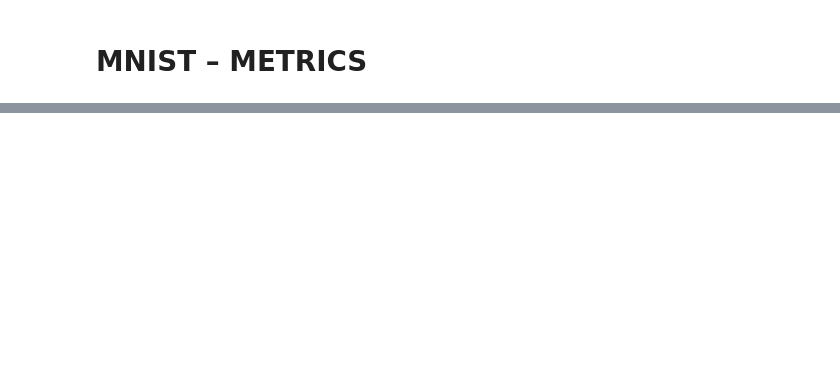
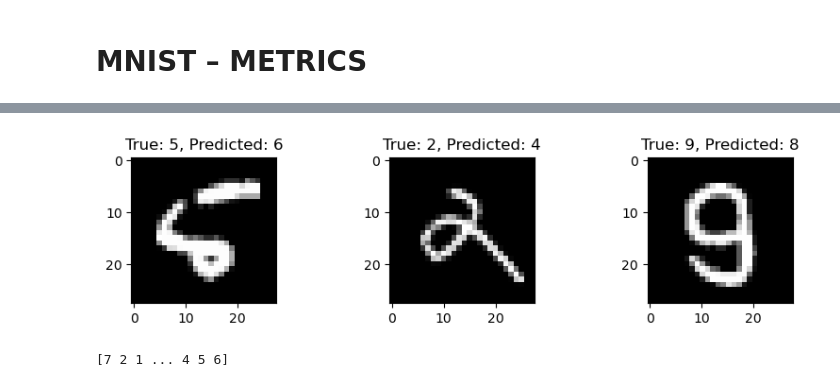
Before and after one commit to Pchambet/mnist-case-study, a Jupyter notebook: mnist.ipynb, the cells around one changed output, grey strips where cells are left out. Drawn from its saved outputs; the diff is of its cells as text; code cells hidden in the pictures; blank space fills up the shorter version.

```diff
--- a/mnist.ipynb
+++ b/mnist.ipynb
@@ -229,0 +270,10 @@ model.evaluate(X_test_input, y_test_input)
+# %%
+plt.figure(figsize=(10, 2))
+
+for i in range(3):
+    plt.subplot(1, 3, i + 1)
+    plt.imshow(X_test[errors[i]], cmap='gray')
+    plt.title(f"True: {true_label[errors[i]]}, Predicted: {predicted_label[errors[i]]}")
+plt.show()
+# %% [output]
+[figure, added]
@@ -229,0 +283,4 @@ model.evaluate(X_test_input, y_test_input)
+# %%
+print(true_label)
+# %% [output]
+[7 2 1 ... 4 5 6]
```
Also changed, not shown: parts of 8 cells of this notebook.
